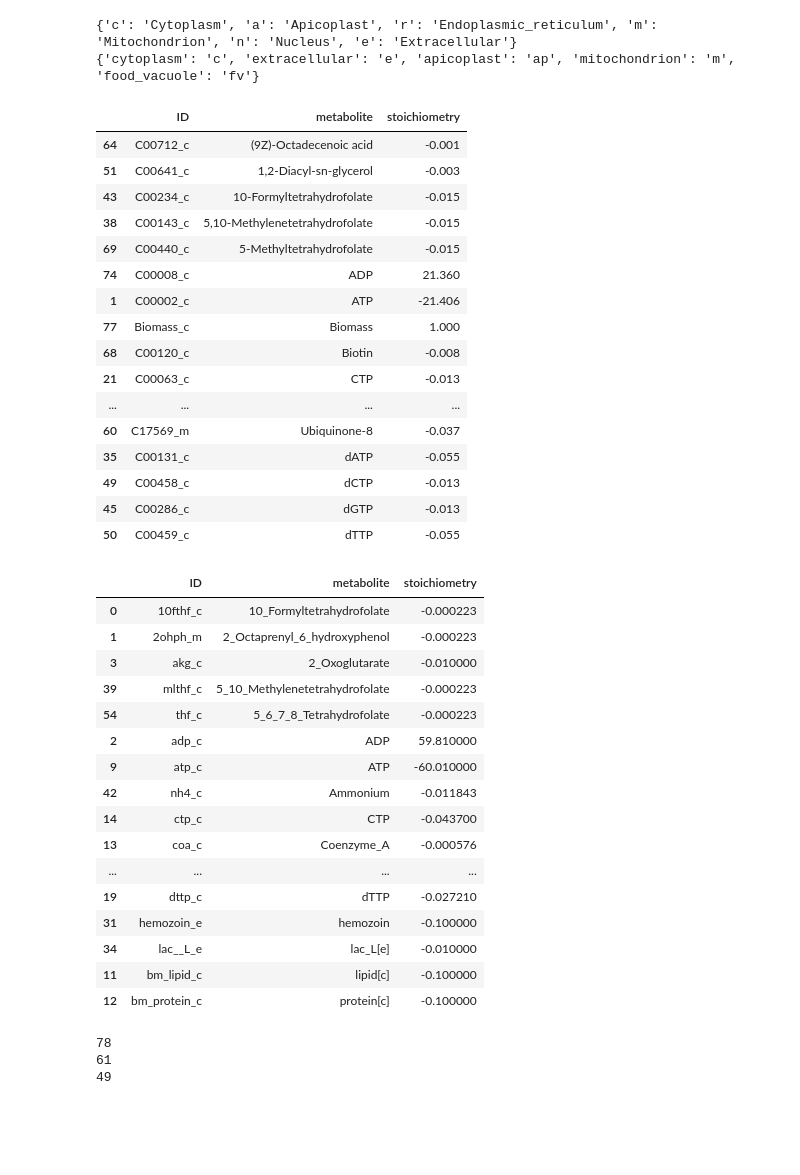
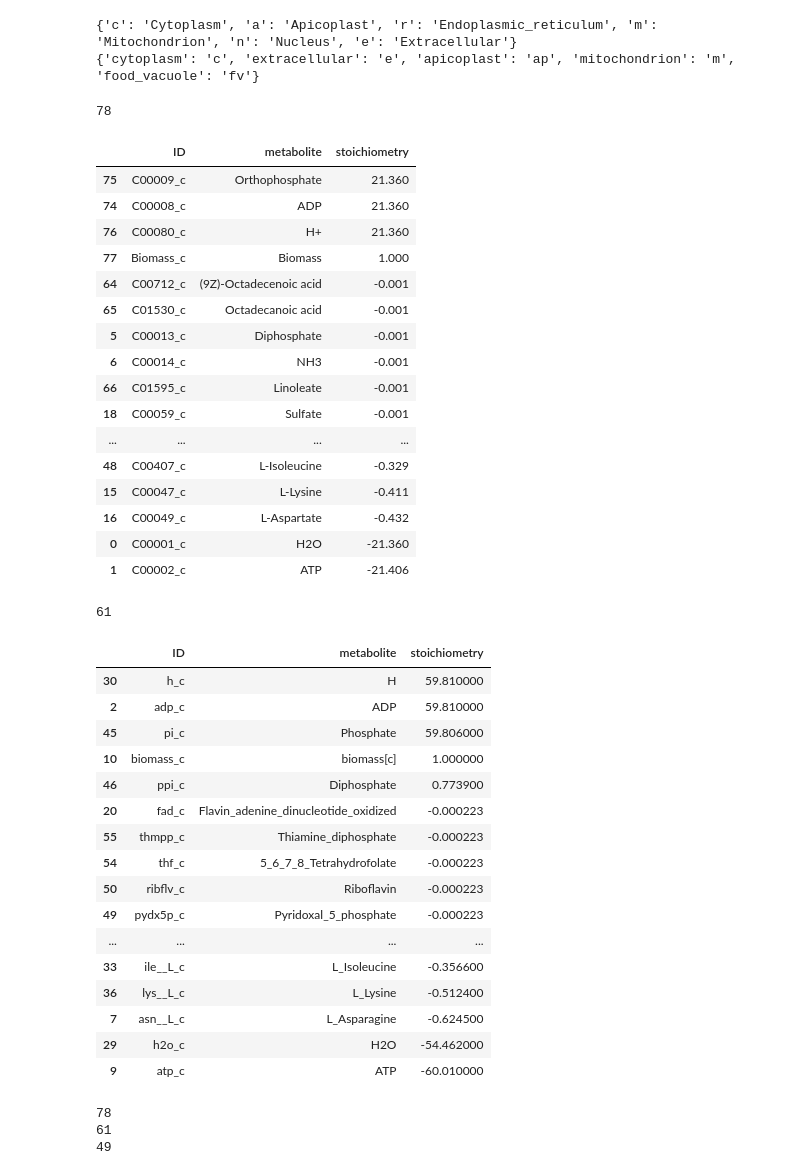
Before and after one commit to Nexia23/Plasmodium_abs_FBA, a Jupyter notebook: compare_GEMs.ipynb, the cells around one changed output. Cells and saved outputs as stored; diff of their text form; code cells hidden in the pictures; blank space fills up the shorter version.

```diff
--- a/compare_GEMs.ipynb
+++ b/compare_GEMs.ipynb
@@ -40,36 +40,38 @@ print(ipfal21.compartments)
 # %%
 # find all substrates of the reaction
 biomets = ipfa.reactions.Biomass_rxn_c.metabolites #r_4041 = biomassreaction 8
 
 s = list(biomets.values()) #stoichiometry of the metabolites in the reaction
 m = list(biomets.keys()) # ID of the metabolite in the reaction
 
 # print a table of metabolites and their stoichiometry
 
 metname = [mi.name for mi in m]# names of the metabolite in the reaction
 
 # table printing (this is very messy)
 
 biomass = pd.DataFrame.from_records(map(list, zip(*[m,metname,s])),columns=['ID', 'metabolite','stoichiometry'])
-biomass.sort_values(by='metabolite', ascending='False')
+print(len(biomass))
+biomass.sort_values(by='stoichiometry', ascending=False)
 # %% [output]
+78
 |  | ID | metabolite | stoichiometry |
+| 75 | C00009_c | Orthophosphate | 21.360 |
+| 74 | C00008_c | ADP | 21.360 |
+| 76 | C00080_c | H+ | 21.360 |
+| 77 | Biomass_c | Biomass | 1.000 |
 | 64 | C00712_c | (9Z)-Octadecenoic acid | -0.001 |
-| 51 | C00641_c | 1,2-Diacyl-sn-glycerol | -0.003 |
-| 43 | C00234_c | 10-Formyltetrahydrofolate | -0.015 |
-| 38 | C00143_c | 5,10-Methylenetetrahydrofolate | -0.015 |
-| 69 | C00440_c | 5-Methyltetrahydrofolate | -0.015 |
-| 74 | C00008_c | ADP | 21.360 |
+| 65 | C01530_c | Octadecanoic acid | -0.001 |
+| 5 | C00013_c | Diphosphate | -0.001 |
+| 6 | C00014_c | NH3 | -0.001 |
+| 66 | C01595_c | Linoleate | -0.001 |
+| 18 | C00059_c | Sulfate | -0.001 |
+| ... | ... | ... | ... |
+| 48 | C00407_c | L-Isoleucine | -0.329 |
+| 15 | C00047_c | L-Lysine | -0.411 |
+| 16 | C00049_c | L-Aspartate | -0.432 |
+| 0 | C00001_c | H2O | -21.360 |
 | 1 | C00002_c | ATP | -21.406 |
-| 77 | Biomass_c | Biomass | 1.000 |
-| 68 | C00120_c | Biotin | -0.008 |
-| 21 | C00063_c | CTP | -0.013 |
-| ... | ... | ... | ... |
-| 60 | C17569_m | Ubiquinone-8 | -0.037 |
-| 35 | C00131_c | dATP | -0.055 |
-| 49 | C00458_c | dCTP | -0.013 |
-| 45 | C00286_c | dGTP | -0.013 |
-| 50 | C00459_c | dTTP | -0.055 |
 # %%
 # find all substrates of the biomass reaction
 biomets = ipfal21.reactions.biomass.metabolites
@@ -84,25 +86,27 @@ metname = [mi.name for mi in m]# names of the metabolite in the reaction
 # table printing (this is very messy)
 
 biomass_ipfal = pd.DataFrame.from_records(map(list, zip(*[m,metname,s])),columns=['ID', 'metabolite','stoichiometry'])
-biomass_ipfal.sort_values(by='metabolite', ascending='True')
+print(len(biomass_ipfal))
+biomass_ipfal.sort_values(by='stoichiometry', ascending=False)
 # %% [output]
+61
 |  | ID | metabolite | stoichiometry |
-| 0 | 10fthf_c | 10_Formyltetrahydrofolate | -0.000223 |
-| 1 | 2ohph_m | 2_Octaprenyl_6_hydroxyphenol | -0.000223 |
-| 3 | akg_c | 2_Oxoglutarate | -0.010000 |
-| 39 | mlthf_c | 5_10_Methylenetetrahydrofolate | -0.000223 |
+| 30 | h_c | H | 59.810000 |
+| 2 | adp_c | ADP | 59.810000 |
+| 45 | pi_c | Phosphate | 59.806000 |
+| 10 | biomass_c | biomass[c] | 1.000000 |
+| 46 | ppi_c | Diphosphate | 0.773900 |
+| 20 | fad_c | Flavin_adenine_dinucleotide_oxidized | -0.000223 |
+| 55 | thmpp_c | Thiamine_diphosphate | -0.000223 |
 | 54 | thf_c | 5_6_7_8_Tetrahydrofolate | -0.000223 |
-| 2 | adp_c | ADP | 59.810000 |
+| 50 | ribflv_c | Riboflavin | -0.000223 |
+| 49 | pydx5p_c | Pyridoxal_5_phosphate | -0.000223 |
+| ... | ... | ... | ... |
+| 33 | ile__L_c | L_Isoleucine | -0.356600 |
+| 36 | lys__L_c | L_Lysine | -0.512400 |
+| 7 | asn__L_c | L_Asparagine | -0.624500 |
+| 29 | h2o_c | H2O | -54.462000 |
 | 9 | atp_c | ATP | -60.010000 |
-| 42 | nh4_c | Ammonium | -0.011843 |
-| 14 | ctp_c | CTP | -0.043700 |
-| 13 | coa_c | Coenzyme_A | -0.000576 |
-| ... | ... | ... | ... |
-| 19 | dttp_c | dTTP | -0.027210 |
-| 31 | hemozoin_e | hemozoin | -0.100000 |
-| 34 | lac__L_e | lac_L[e] | -0.010000 |
-| 11 | bm_lipid_c | lipid[c] | -0.100000 |
-| 12 | bm_protein_c | protein[c] | -0.100000 |
 # %%
 #biomass_ipfal.metabolite[biomass_ipfal.metabolite.isin(biomass.metabolite)]
 kegg_ids = []
```
Also changed, not shown: 2 other files.
